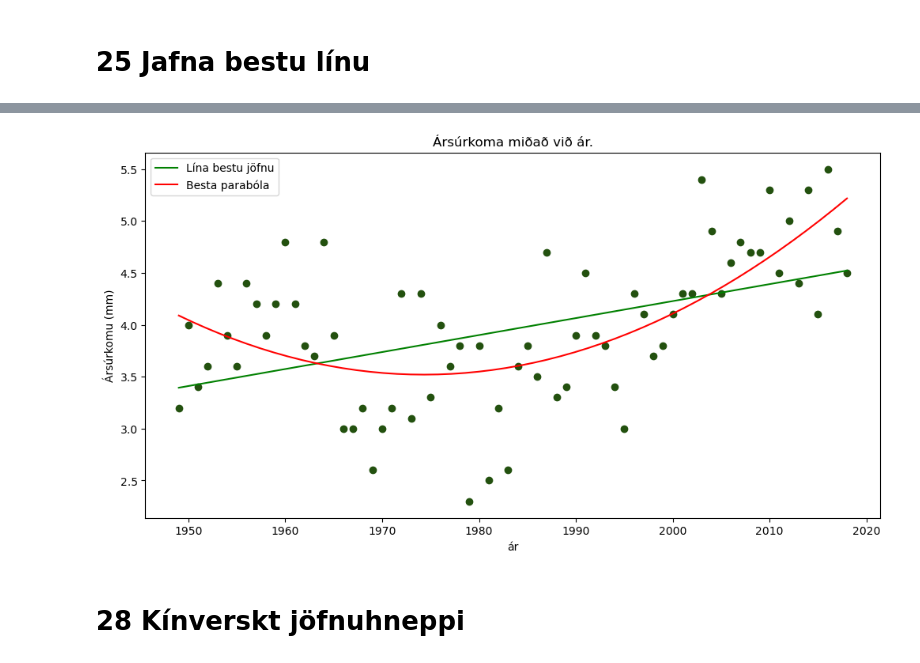
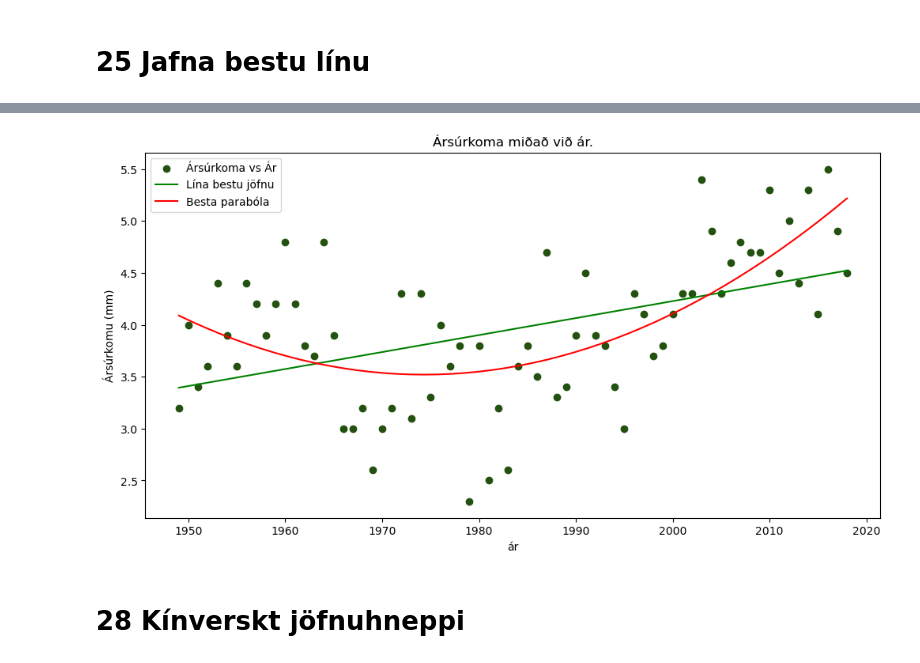
Before and after one commit to Mdan12/University-Assignments, a Jupyter notebook: Semester-2/Mathematics-and-Scientific-Computing/S-Assignments/S7.ipynb, the cells around one changed output, grey strips where cells are left out. Saved outputs shown, nothing was run; the diff lists cells and outputs as text; code cells hidden in the pictures.

```diff
--- a/Semester-2/Mathematics-and-Scientific-Computing/S-Assignments/S7.ipynb
+++ b/Semester-2/Mathematics-and-Scientific-Computing/S-Assignments/S7.ipynb
@@ -24,22 +24,22 @@ plt.show()
 # %%
 (A,B,C)= np.polyfit(ár, hiti, deg=2)
 (a, b) = np.polyfit(ár, hiti, deg=1)
 
 yp1 = A*xp**2+B*xp+C
 xp = np.linspace(min(ár), max(ár))
 yp = a*xp + b
 
 plt.figure(figsize=(12,6))
-plt.scatter(ár, hiti, c='#23510F')
+plt.scatter(ár, hiti, c='#23510F', label='Ársúrkoma vs Ár')
 plt.plot(xp, yp, c='g', label='Lína bestu jöfnu')
 plt.plot(xp, yp1, c='r', label='Besta parabóla')
 plt.xlabel('ár')
 plt.ylabel('Ársúrkomu (mm)')
-plt.legend(loc='upper left')
+plt.legend()
 plt.title("Ársúrkoma miðað við ár.")
 plt.show()
 # %% [output]
-[figure, old version]
+[figure, new version]
 # %% [markdown]
 # 28 Kínverskt jöfnuhneppi
 # %%
```
Also changed, not shown: parts of 1 cell of this notebook, 1 other file.
